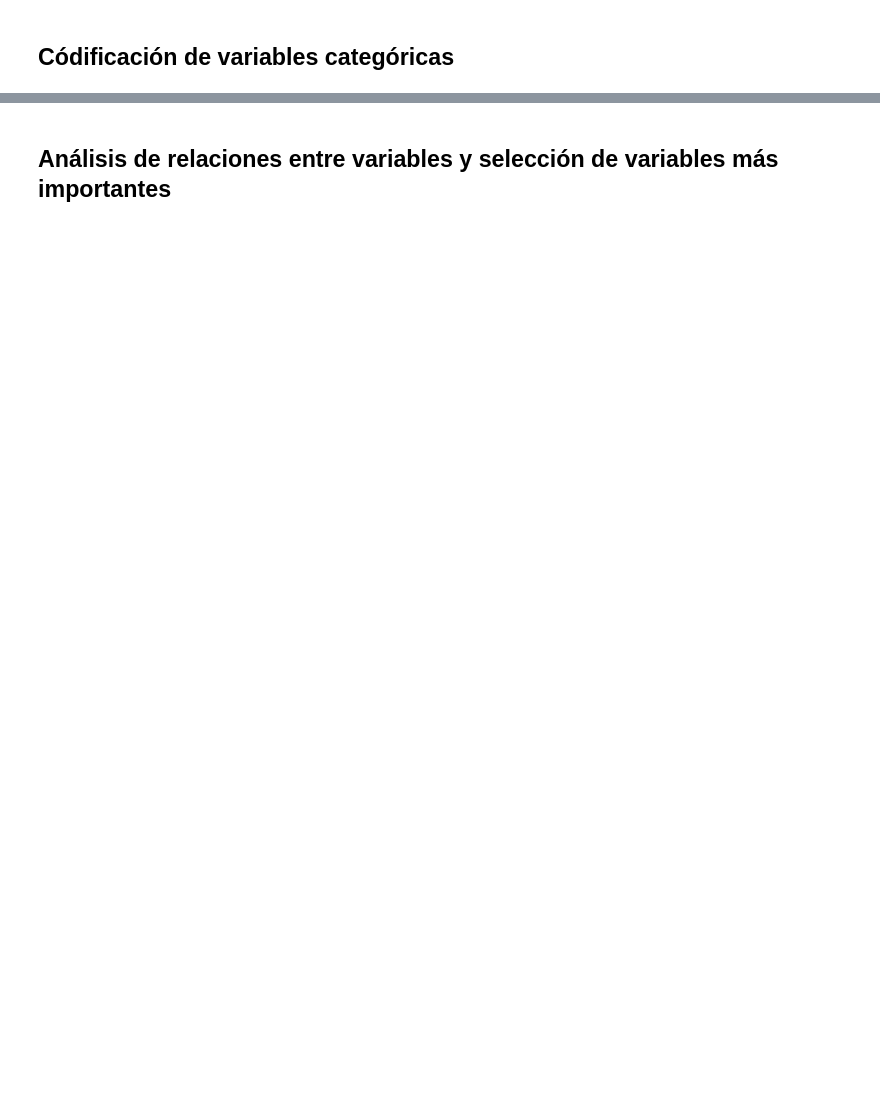
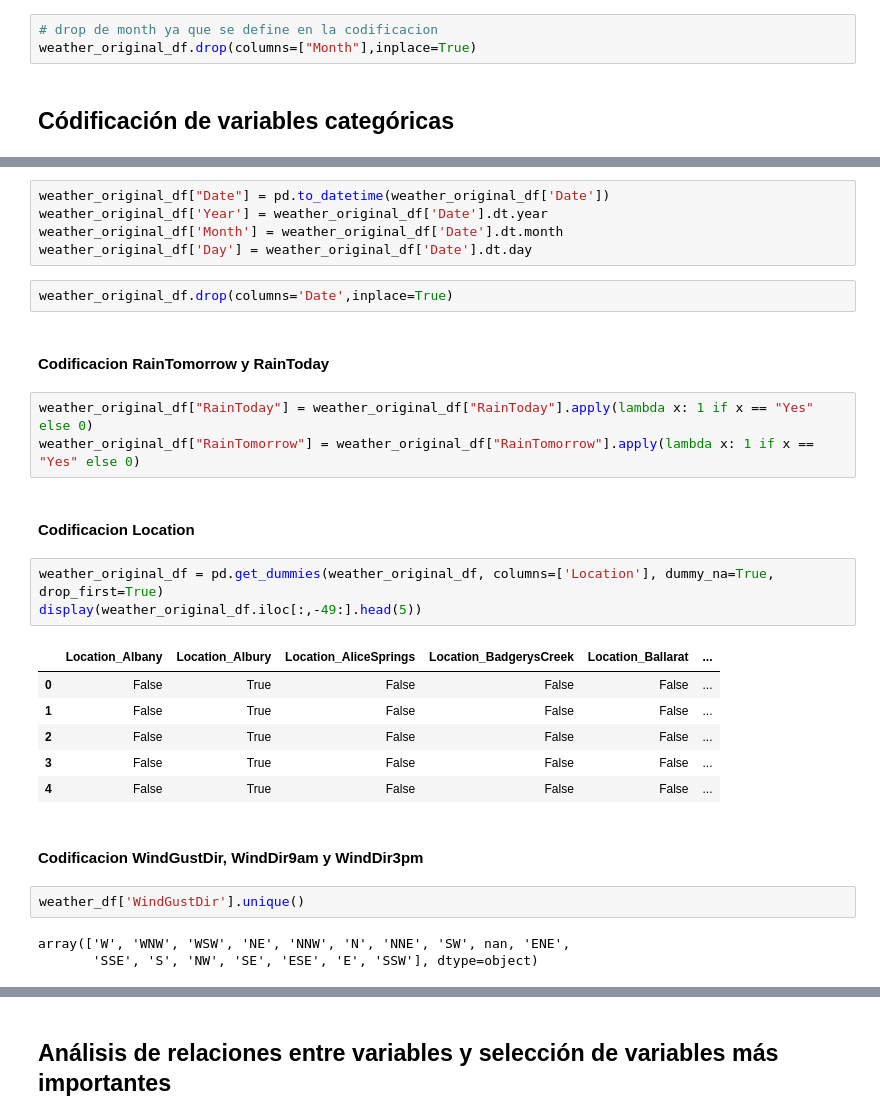
Before and after one commit to diegosarina-ceia/AMq1, a Jupyter notebook: TP_Final_AD_WeatherAustralia.ipynb, the cells around one changed output, grey strips where cells are left out. Drawn from its saved outputs; the diff is of its cells as text; blank space fills up the shorter version.

```diff
--- a/TP_Final_AD_WeatherAustralia.ipynb
+++ b/TP_Final_AD_WeatherAustralia.ipynb
@@ -1029,2 +1174,5 @@ Podemos aplicar lo siguiente:
+# %%
+# drop de month ya que se define en la codificacion
+weather_original_df.drop(columns=["Month"],inplace=True)
 # %% [markdown]
 ## Códificación de variables categóricas
@@ -1030,0 +1181,31 @@ Podemos aplicar lo siguiente:
+# %%
+weather_original_df["Date"] = pd.to_datetime(weather_original_df['Date'])
+weather_original_df['Year'] = weather_original_df['Date'].dt.year
+weather_original_df['Month'] = weather_original_df['Date'].dt.month
+weather_original_df['Day'] = weather_original_df['Date'].dt.day
+# %%
+weather_original_df.drop(columns='Date',inplace=True)
+# %% [markdown]
+#### Codificacion RainTomorrow y RainToday
+# %%
+weather_original_df["RainToday"] = weather_original_df["RainToday"].apply(lambda x: 1 if x == "Yes" else 0)
+weather_original_df["RainTomorrow"] = weather_original_df["RainTomorrow"].apply(lambda x: 1 if x == "Yes" else 0)
+# %% [markdown]
+#### Codificacion Location
+# %%
+weather_original_df = pd.get_dummies(weather_original_df, columns=['Location'], dummy_na=True, drop_first=True)
+display(weather_original_df.iloc[:,-49:].head(5))
+# %% [output]
+|  | Location_Albany | Location_Albury | Location_AliceSprings | Location_BadgerysCreek | Location_Ballarat | ... |
+| 0 | False | True | False | False | False | ... |
+| 1 | False | True | False | False | False | ... |
+| 2 | False | True | False | False | False | ... |
+| 3 | False | True | False | False | False | ... |
+| 4 | False | True | False | False | False | ... |
+# %% [markdown]
+#### Codificacion WindGustDir, WindDir9am y WindDir3pm
+# %%
+weather_df['WindGustDir'].unique()
+# %% [output]
+array(['W', 'WNW', 'WSW', 'NE', 'NNW', 'N', 'NNE', 'SW', nan, 'ENE',
+       'SSE', 'S', 'NW', 'SE', 'ESE', 'E', 'SSW'], dtype=object)
```
Also changed, not shown: parts of 35 cells of this notebook.
